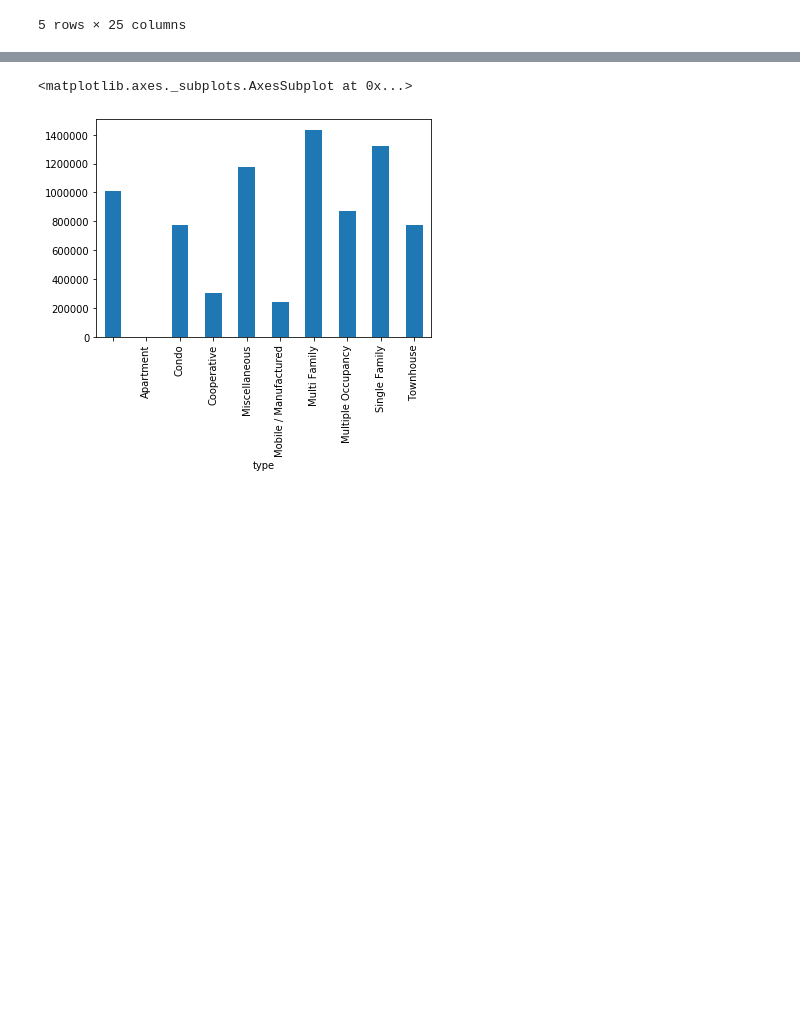
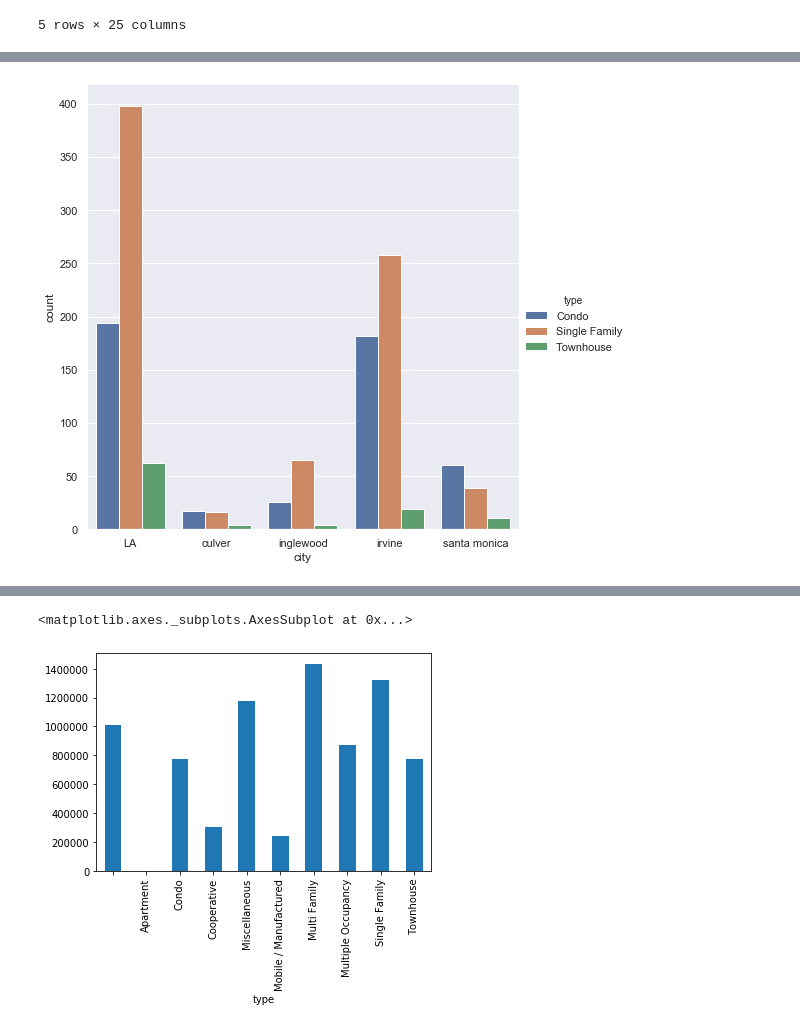
Before and after one commit to EllyKyles/LA-house-value-analysis, a Jupyter notebook: zillow_combined.ipynb, the cells around one changed output, grey strips where cells are left out. Cells and saved outputs as stored; diff of their text form; code cells hidden in the pictures; blank space fills up the shorter version.

```diff
--- a/zillow_combined.ipynb
+++ b/zillow_combined.ipynb
@@ -322,0 +410,7 @@ new_df.describe()
+# %%
+sns.set(font_scale = 1)
+sns.catplot(x='city',y= 'count', hue ='type', kind='bar', data=city_type_g_df, height = 7)
+plt.rcParams["axes.labelsize"] = 4
+plt.show()
+# %% [output]
+[figure, added]
```
Also changed, not shown: parts of 29 cells of this notebook, 12 other files.
